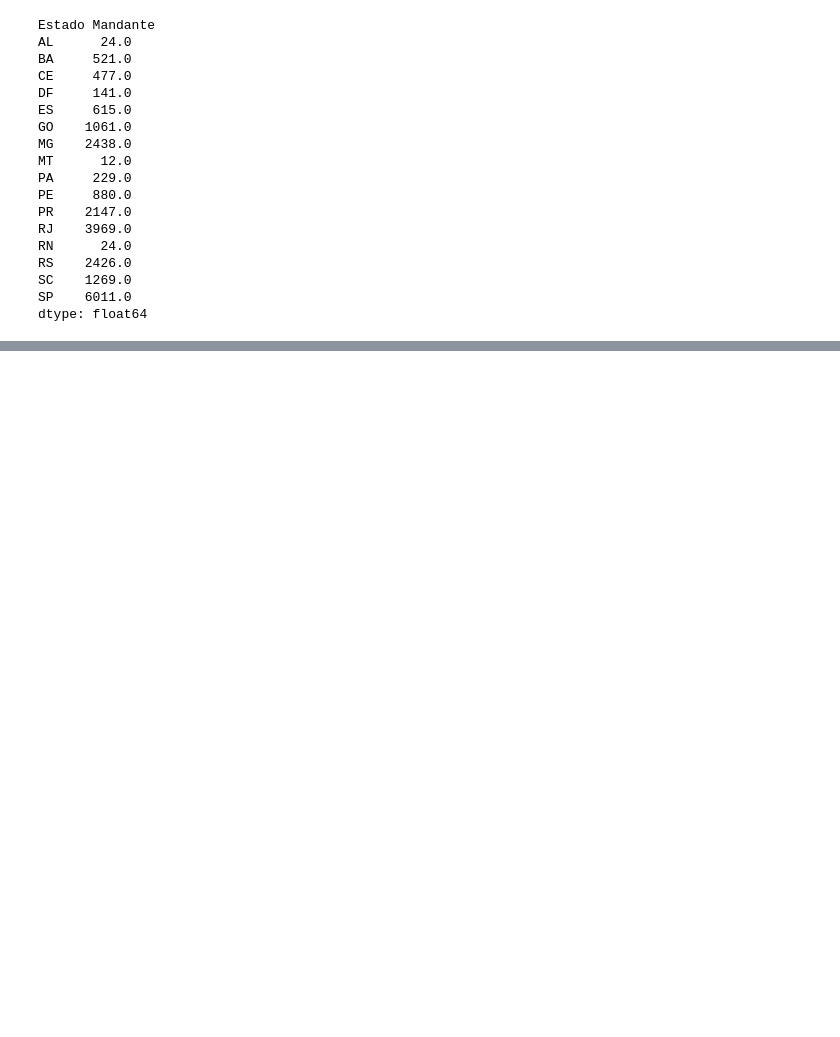
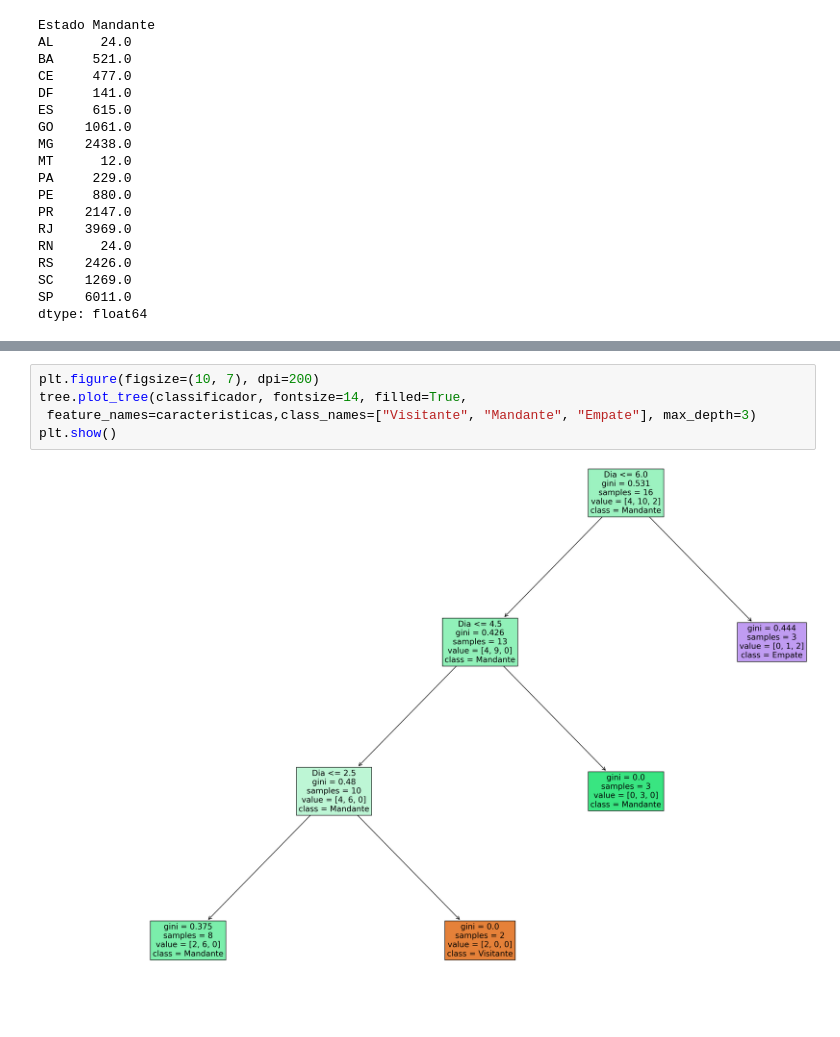
Before and after one commit to E-Rombi/campeonato-brasileiro-IA, a Jupyter notebook: main.ipynb, the cells around one changed output, grey strips where cells are left out. Drawn from its saved outputs; the diff is of its cells as text; blank space fills up the shorter version.

```diff
--- a/main.ipynb
+++ b/main.ipynb
@@ -231,0 +364,7 @@ grafico.show()
+# %%
+plt.figure(figsize=(10, 7), dpi=200)
+tree.plot_tree(classificador, fontsize=14, filled=True,
+ feature_names=caracteristicas,class_names=["Visitante", "Mandante", "Empate"], max_depth=3)
+plt.show()
+# %% [output]
+[figure, added]
```
Also changed, not shown: parts of 5 cells of this notebook.
